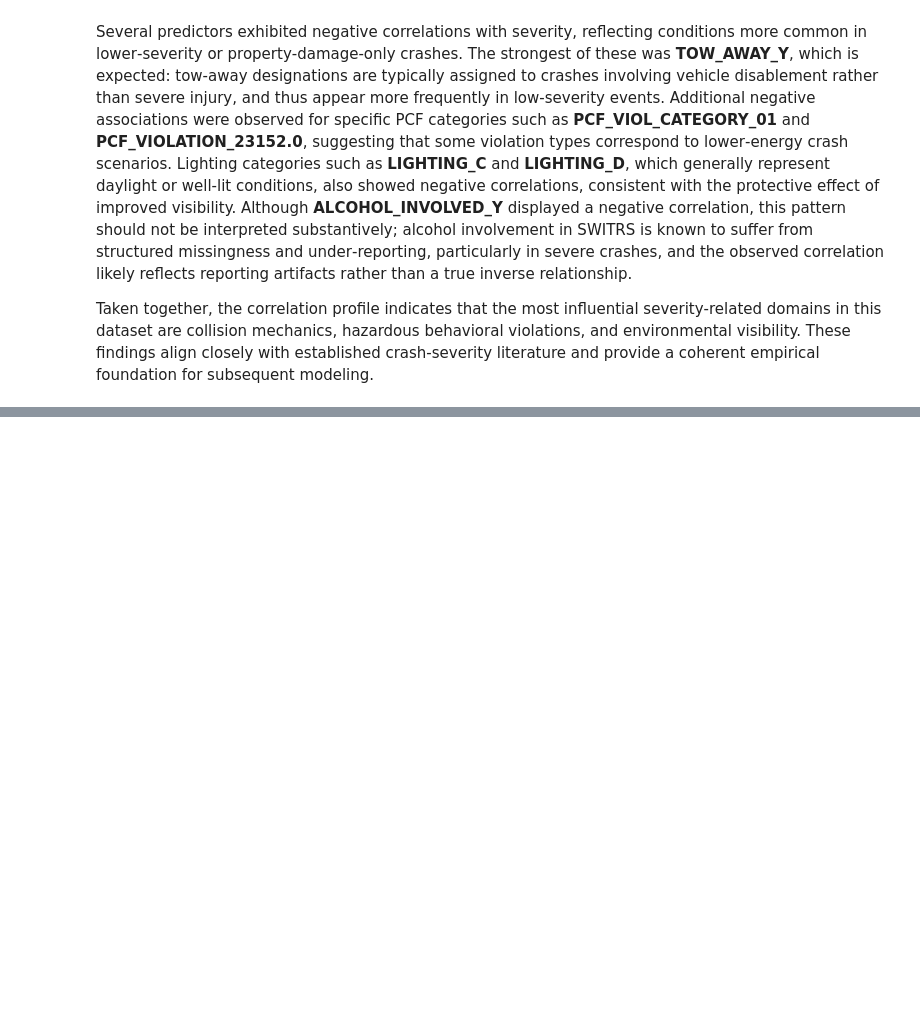
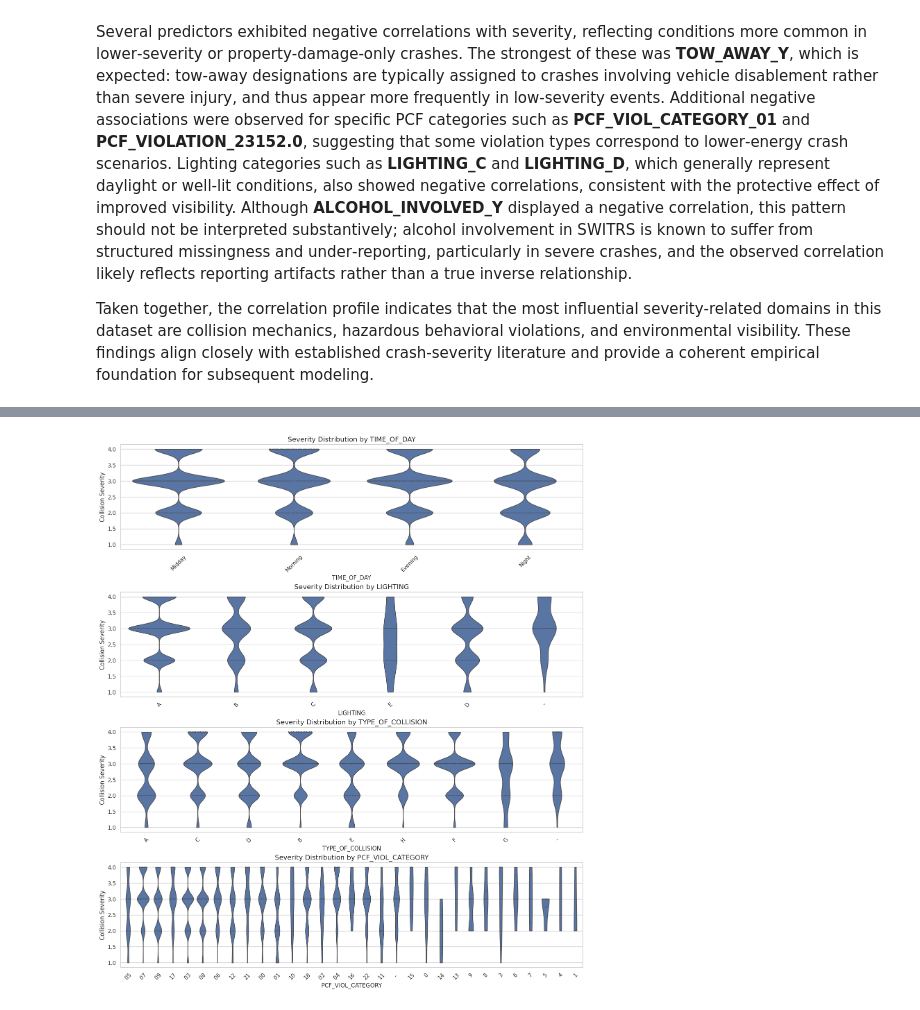
Before and after one commit to jeremiahsnipes/motorcycle_risk_project, a Jupyter notebook: SouthernCA_Analysis&Models.ipynb, the cells around one changed output, grey strips where cells are left out. Cells and saved outputs as stored; diff of their text form; code cells hidden in the pictures; blank space fills up the shorter version.

```diff
--- a/SouthernCA_Analysis&Models.ipynb
+++ b/SouthernCA_Analysis&Models.ipynb
@@ -466,0 +493,40 @@ Taken together, the correlation profile indicates that the most influential seve
+# %%
+import matplotlib.pyplot as plt
+import seaborn as sns
+
+sns.set(style="whitegrid", context="notebook")
+
+# Choose categorical predictors to visualize
+categorical_vars = [
+    'TIME_OF_DAY',
+    'LIGHTING',
+    'TYPE_OF_COLLISION',
+    'PCF_VIOL_CATEGORY'
+]
+
+# Create a large figure with subplots
+fig, axes = plt.subplots(
+    nrows=len(categorical_vars),
+    ncols=1,
+    figsize=(14, 4 * len(categorical_vars)),
+    constrained_layout=True
+)
+
+# Loop through each categorical variable and plot a violin plot
+for ax, cat in zip(axes, categorical_vars):
+    sns.violinplot(
+        data=model_df,
+        x=cat,
+        y='COLLISION_SEVERITY',
+        ax=ax,
+        inner='quartile',
+        cut=0
+    )
+    ax.set_title(f"Severity Distribution by {cat}", fontsize=14)
+    ax.set_xlabel(cat)
+    ax.set_ylabel("Collision Severity")
+    ax.tick_params(axis='x', rotation=45)
+
+plt.show()
+# %% [output]
+[figure, added]
```
Also changed, not shown: parts of 16 cells of this notebook.
